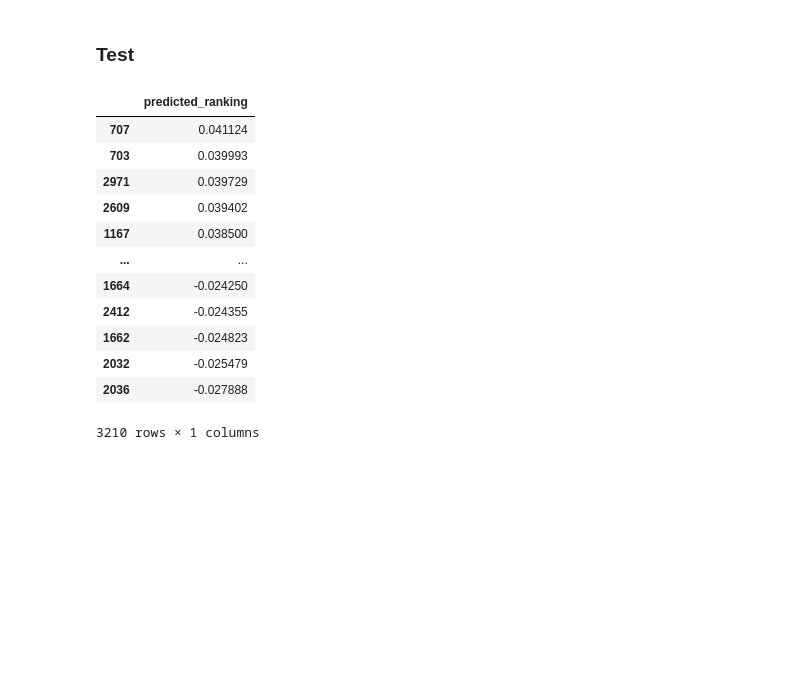
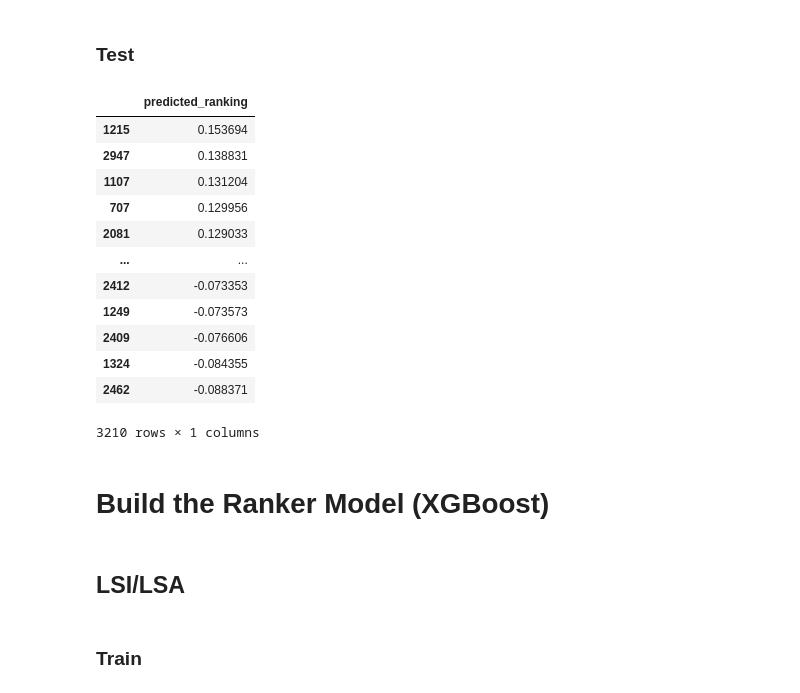
Before and after one commit to faisaladisoe/ir-tp, a Jupyter notebook: TP4/source code/IR_TP4.ipynb, the cells around one changed output. Cells and saved outputs as stored; diff of their text form; code cells hidden in the pictures; blank space fills up the shorter version.

Commit message:
implement XGBoost as the alternative of LightGBM

```diff
--- a/TP4/source code/IR_TP4.ipynb
+++ b/TP4/source code/IR_TP4.ipynb
@@ -440,7 +449,7 @@ result_test.sort_values('predicted_ranking', ascending=False)
 ## FastText
 # %%
 ft_ranker_model = lgb.LGBMRanker(
-    learning_rate=.00125, # learning_rate=.00115 actually do better than .00125; but prone to overfit
+    learning_rate=.007,
     objective='lambdarank',
     num_leaves=60,
     importance_type='gain'
@@ -493,21 +502,25 @@ result_eval.sort_values('predicted_ranking', ascending=False)
 # %% [markdown]
 ### Test
 # %%
-fasttext_eval = fasttext_ranker_model.predict(fasttext_pair_of_X_Y['test'][0])
+fasttext_test = fasttext_ranker_model.predict(fasttext_pair_of_X_Y['test'][0])
 # %%
-result_eval = pd.DataFrame(data={'predicted_ranking': tuple(fasttext_eval)})
-result_eval.sort_values('predicted_ranking', ascending=False)
+ft_result_test = pd.DataFrame(data={'predicted_ranking': tuple(fasttext_test)})
+ft_result_test.sort_values('predicted_ranking', ascending=False)
 # %% [output]
 |  | predicted_ranking |
-| 707 | 0.041124 |
-| 703 | 0.039993 |
-| 2971 | 0.039729 |
-| 2609 | 0.039402 |
-| 1167 | 0.038500 |
+| 1215 | 0.153694 |
+| 2947 | 0.138831 |
+| 1107 | 0.131204 |
+| 707 | 0.129956 |
+| 2081 | 0.129033 |
 | ... | ... |
-| 1664 | -0.024250 |
-| 2412 | -0.024355 |
-| 1662 | -0.024823 |
-| 2032 | -0.025479 |
-| 2036 | -0.027888 |
+| 2412 | -0.073353 |
+| 1249 | -0.073573 |
+| 2409 | -0.076606 |
+| 1324 | -0.084355 |
+| 2462 | -0.088371 |
 3210 rows × 1 columns
+# %% [markdown]
+# Build the Ranker Model (XGBoost)
+# %% [markdown]
+## LSI/LSA
@@ -513,0 +539,2 @@ result_eval.sort_values('predicted_ranking', ascending=False)
+# %% [markdown]
+### Train
```
Also changed, not shown: parts of 40 cells of this notebook.
